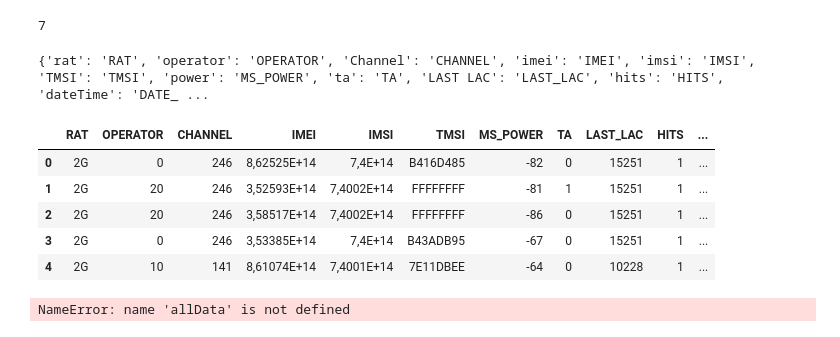
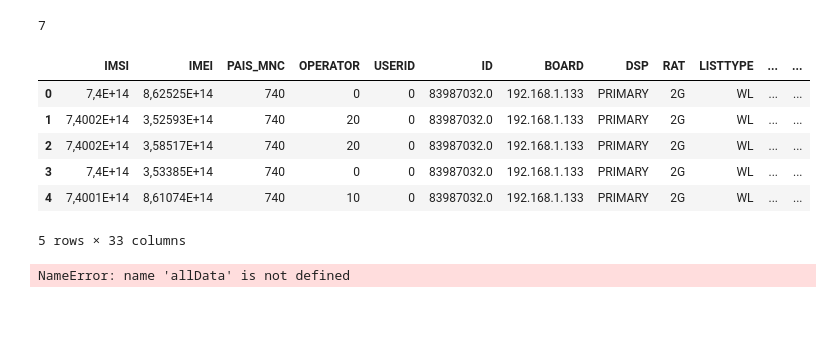
Before and after one commit to Dumaru/ExcelReports, a Jupyter notebook: Telefonia.ipynb, the cells around one changed output. Cells and saved outputs as stored; diff of their text form; code cells hidden in the pictures.

```diff
--- a/Telefonia.ipynb
+++ b/Telefonia.ipynb
@@ -78,37 +78,31 @@ len(dfs)
 7
 # %%
 def rename_columns(df: pd.DataFrame, file_columns: list, column_names: list) -> pd.DataFrame:
-    new_names = dict(zip(file_columns, column_names))
-    print(new_names)
-    df.rename(columns=new_names, inplace=True)
+    newNames = dict(zip(file_columns, column_names))
+    df.rename(columns=newNames)
 # CSV
 # Archivo de prueba
 dire = "C:\\Users\\robin\\Google Drive\\WORK\\ExcelReports\\ExcelReports\\files\\08_08_2020_78092.csv"
 COLS = ["RAT", "OPERATOR", "CHANNEL", "IMEI", "IMSI", "TMSI",
         "MS POWER", "TA", "LAST LAC", "HITS", "DATE-TIME"]
 csv_df = pd.read_csv(dire, delimiter=";")
+csv_df.columns = csv_df.columns.str.upper()
 csv_df.dropna(how='all', inplace=True)
-csv_df.columns = csv_df.columns.str.strip()
+
 # Choose columns
-file_columns = ["rat", "operator", "Channel", "imei", "imsi", "TMSI",
-                "power", "ta", "LAST LAC", "hits", "dateTime"
-                ]
+# csv_df = csv_df[COLS]
 
-new_names = ["RAT", "OPERATOR", "CHANNEL", "IMEI", "IMSI", "TMSI",
-            "MS_POWER", "TA", "LAST_LAC", "HITS", "DATE_TIME"]
-rename_columns(csv_df, file_columns, new_names)
-csv_df = csv_df[new_names]
-# csv_df.columns
+
 # allData = pd.read_excel(dire)
 csv_df.head()
 # %% [output]
+|  | IMSI | IMEI | PAIS_MNC | OPERATOR | USERID | ID | BOARD | DSP | RAT | LISTTYPE | ... | ... |
+| 0 | 7,4E+14 | 8,62525E+14 | 740 | 0 | 0 | 83987032.0 | 192.168.1.133 | PRIMARY | 2G | WL | ... | ... |
+| 1 | 7,4002E+14 | 3,52593E+14 | 740 | 20 | 0 | 83987032.0 | 192.168.1.133 | PRIMARY | 2G | WL | ... | ... |
+| 2 | 7,4002E+14 | 3,58517E+14 | 740 | 20 | 0 | 83987032.0 | 192.168.1.133 | PRIMARY | 2G | WL | ... | ... |
+| 3 | 7,4E+14 | 3,53385E+14 | 740 | 0 | 0 | 83987032.0 | 192.168.1.133 | PRIMARY | 2G | WL | ... | ... |
+| 4 | 7,4001E+14 | 8,61074E+14 | 740 | 10 | 0 | 83987032.0 | 192.168.1.133 | PRIMARY | 2G | WL | ... | ... |
-{'rat': 'RAT', 'operator': 'OPERATOR', 'Channel': 'CHANNEL', 'imei': 'IMEI', 'imsi': 'IMSI', 'TMSI': 'TMSI', 'power': 'MS_POWER', 'ta': 'TA', 'LAST LAC': 'LAST_LAC', 'hits': 'HITS', 'dateTime': 'DATE_ ...
+5 rows × 33 columns
-|  | RAT | OPERATOR | CHANNEL | IMEI | IMSI | TMSI | MS_POWER | TA | LAST_LAC | HITS | ... |
-| 0 | 2G | 0 | 246 | 8,62525E+14 | 7,4E+14 | B416D485 | -82 | 0 | 15251 | 1 | ... |
-| 1 | 2G | 20 | 246 | 3,52593E+14 | 7,4002E+14 | FFFFFFFF | -81 | 1 | 15251 | 1 | ... |
-| 2 | 2G | 20 | 246 | 3,58517E+14 | 7,4002E+14 | FFFFFFFF | -86 | 0 | 15251 | 1 | ... |
-| 3 | 2G | 0 | 246 | 3,53385E+14 | 7,4E+14 | B43ADB95 | -67 | 0 | 15251 | 1 | ... |
-| 4 | 2G | 10 | 141 | 8,61074E+14 | 7,4001E+14 | 7E11DBEE | -64 | 0 | 10228 | 1 | ... |
 # %%
 allData
 # %% [output]
```
